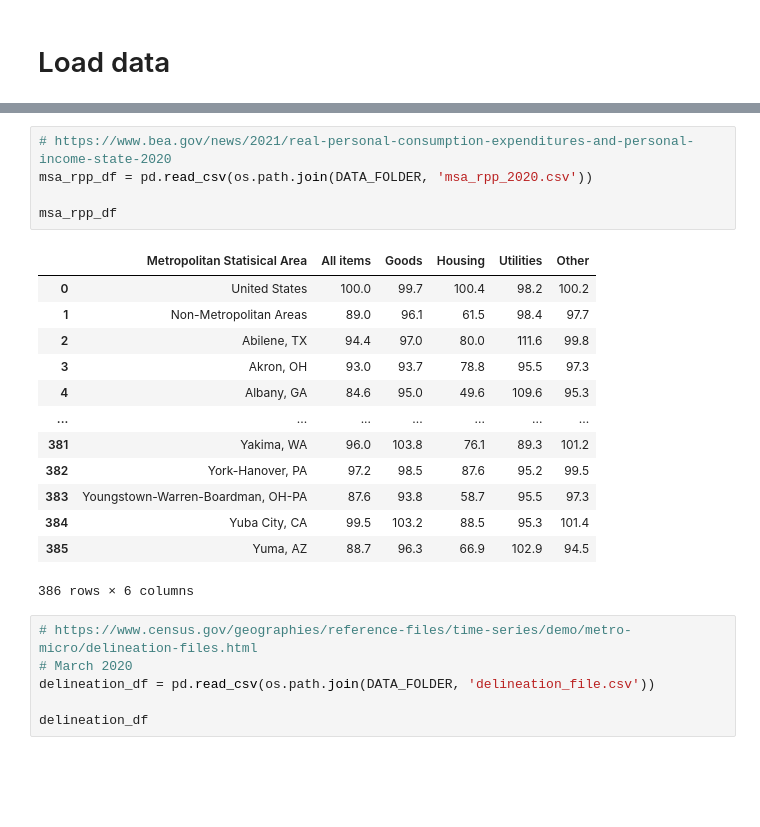
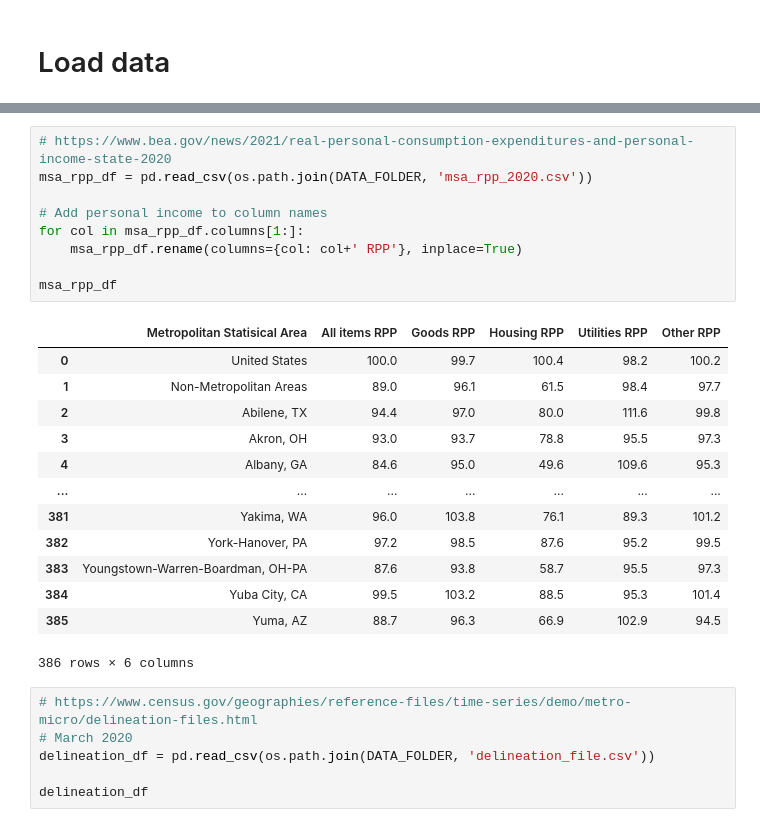
Before and after one commit to pmlane12/usa_county_incomes, a Jupyter notebook: main.ipynb, the cells around one changed output, grey strips where cells are left out. Drawn from its saved outputs; the diff is of its cells as text; blank space fills up the shorter version.

```diff
--- a/main.ipynb
+++ b/main.ipynb
@@ -35,10 +40,14 @@ counties_df
 # %%
 # https://www.bea.gov/news/2021/real-personal-consumption-expenditures-and-personal-income-state-2020
 msa_rpp_df = pd.read_csv(os.path.join(DATA_FOLDER, 'msa_rpp_2020.csv'))
 
+# Add personal income to column names
+for col in msa_rpp_df.columns[1:]:
+    msa_rpp_df.rename(columns={col: col+' RPP'}, inplace=True)
+
 msa_rpp_df
 # %% [output]
-|  | Metropolitan Statisical Area | All items | Goods | Housing | Utilities | Other |
+|  | Metropolitan Statisical Area | All items RPP | Goods RPP | Housing RPP | Utilities RPP | Other RPP |
 | 0 | United States | 100.0 | 99.7 | 100.4 | 98.2 | 100.2 |
 | 1 | Non-Metropolitan Areas | 89.0 | 96.1 | 61.5 | 98.4 | 97.7 |
 | 2 | Abilene, TX | 94.4 | 97.0 | 80.0 | 111.6 | 99.8 |
```
Also changed, not shown: parts of 4 cells of this notebook.
